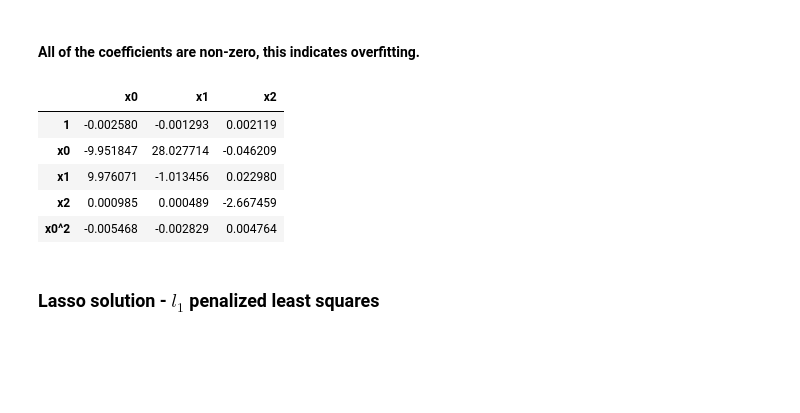
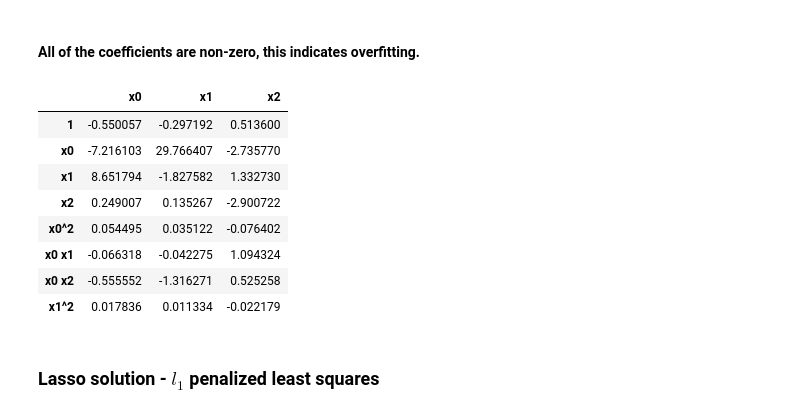
Before and after one commit to lffrrnt/Sparse_Identification, a Jupyter notebook: SINDy_Lorenz_Attractor.ipynb, the cells around one changed output. Saved outputs shown, nothing was run; the diff lists cells and outputs as text; code cells hidden in the pictures; blank space fills up the shorter version.

```diff
--- a/SINDy_Lorenz_Attractor.ipynb
+++ b/SINDy_Lorenz_Attractor.ipynb
@@ -19,2 +12,0 @@ noise = np.random.rand(50,1)
-# %%
-y = 2*X + 5 + noise
@@ -100,8 +29,7 @@ def Lorenz(x0, sigma, rho, beta, t):
 #chaotic parameters
 sigma, rho, beta = 10., 28., 8./3.
 # %%
-#t = np. linspace(0, 20, 2000)
-t = np.linspace(0.001, 100, 100000)
+t = np.arange(0, 100, 0.01)
 x0 = np.array([-8., 7., 27.])
 x, dx = Lorenz(x0, sigma, rho, beta, t)
 # %%
@@ -158,7 +86,7 @@ feature_library.head()
 ### The ordinary least squares solution
 # %%
 %%time
-x_lstsq, residuals, rank, s = np.linalg.lstsq(Theta, dx, rcond=None)
+x_lstsq = np.linalg.lstsq(Theta, dx, rcond=None)[0]
 print('Total number of possible coefficients:', x_lstsq.size)
 print('Number of non-zero coefficients:', np.count_nonzero(x_lstsq))
 # %% [output]
@@ -171,14 +99,17 @@ Wall time: 93.5 ms
 # %%
 x_lssq = pd.DataFrame(data=x_lstsq, columns=('x0','x1','x2'), index=library.get_feature_names())
 # %%
-x_lssq.head()
+x_lssq.head(n=8)
 # %% [output]
 |  | x0 | x1 | x2 |
-| 1 | -0.002580 | -0.001293 | 0.002119 |
-| x0 | -9.951847 | 28.027714 | -0.046209 |
-| x1 | 9.976071 | -1.013456 | 0.022980 |
-| x2 | 0.000985 | 0.000489 | -2.667459 |
-| x0^2 | -0.005468 | -0.002829 | 0.004764 |
+| 1 | -0.550057 | -0.297192 | 0.513600 |
+| x0 | -7.216103 | 29.766407 | -2.735770 |
+| x1 | 8.651794 | -1.827582 | 1.332730 |
+| x2 | 0.249007 | 0.135267 | -2.900722 |
+| x0^2 | 0.054495 | 0.035122 | -0.076402 |
+| x0 x1 | -0.066318 | -0.042275 | 1.094324 |
+| x0 x2 | -0.555552 | -1.316271 | 0.525258 |
+| x1^2 | 0.017836 | 0.011334 | -0.022179 |
 # %% [markdown]
 ### Lasso solution - $l_{1}$ penalized least squares
 # %%
```
Also changed, not shown: parts of 41 cells of this notebook.
